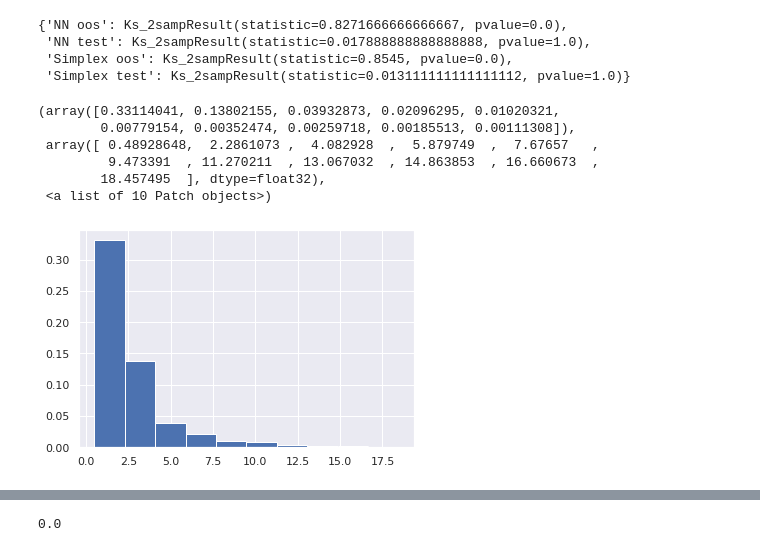
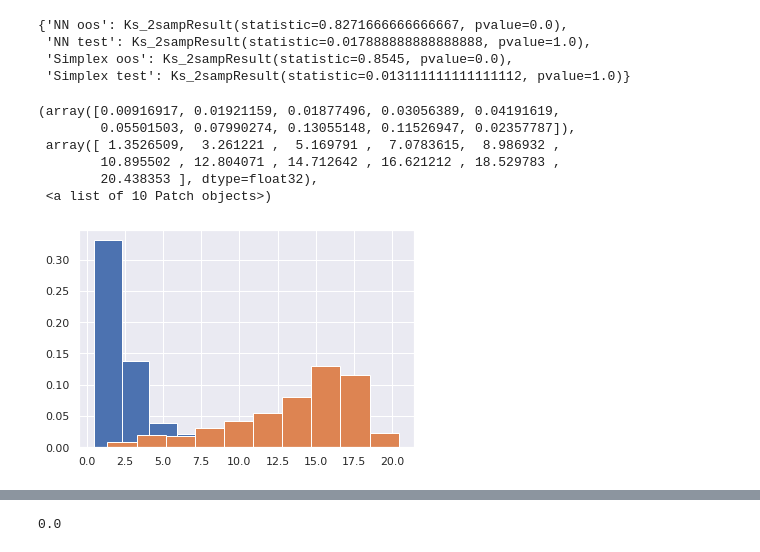
Before and after one commit to simonEllershaw/latent_variable_OOD, a Jupyter notebook: transformer_training.ipynb, the cells around one changed output, grey strips where cells are left out. Saved outputs shown, nothing was run; the diff lists cells and outputs as text; code cells hidden in the pictures.

```diff
--- a/transformer_training.ipynb
+++ b/transformer_training.ipynb
@@ -399,13 +399,16 @@ ks_2_samp_metrics
  'Simplex oos': Ks_2sampResult(statistic=0.8545, pvalue=0.0),
  'Simplex test': Ks_2sampResult(statistic=0.013111111111111112, pvalue=1.0)}
 # %%
-pdf = np.sort(errors['Simplex val'].numpy())
-plt.hist(pdf, density=True)
+pdf_simplex = np.sort(errors['Simplex val'].numpy())
+pdf_oos = np.sort(errors['Simplex oos'].numpy())
+fig, ax = plt.subplots()
+ax.hist(pdf_simplex, density=True)
+ax.hist(pdf_oos, density=True)
 # %% [output]
-(array([0.33114041, 0.13802155, 0.03932873, 0.02096295, 0.01020321,
-        0.00779154, 0.00352474, 0.00259718, 0.00185513, 0.00111308]),
- array([ 0.48928648,  2.2861073 ,  4.082928  ,  5.879749  ,  7.67657   ,
-         9.473391  , 11.270211  , 13.067032  , 14.863853  , 16.660673  ,
-        18.457495  ], dtype=float32),
+(array([0.00916917, 0.01921159, 0.01877496, 0.03056389, 0.04191619,
+        0.05501503, 0.07990274, 0.13055148, 0.11526947, 0.02357787]),
+ array([ 1.3526509,  3.261221 ,  5.169791 ,  7.0783615,  8.986932 ,
+        10.895502 , 12.804071 , 14.712642 , 16.621212 , 18.529783 ,
+        20.438353 ], dtype=float32),
  <a list of 10 Patch objects>)
-[figure, old version]
+[figure, new version]
```
Also changed, not shown: parts of 7 cells of this notebook.
